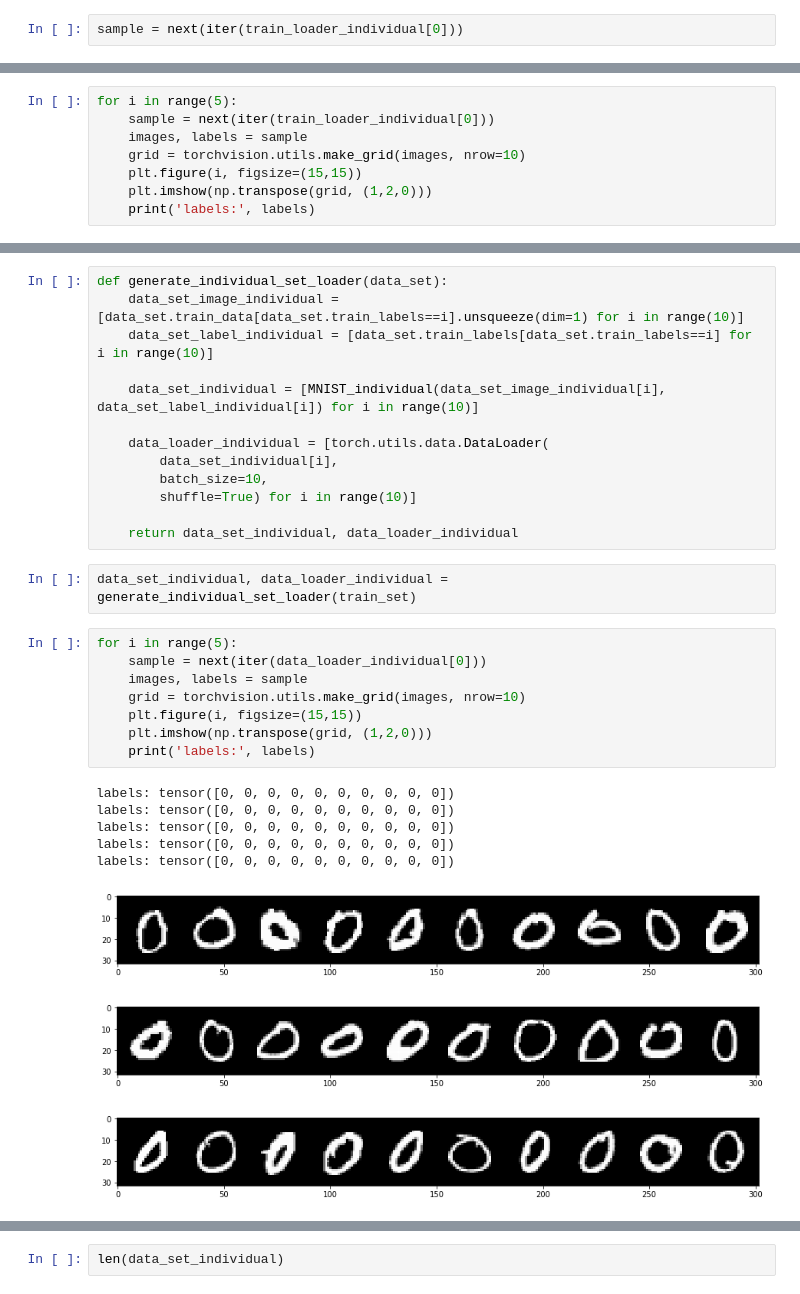
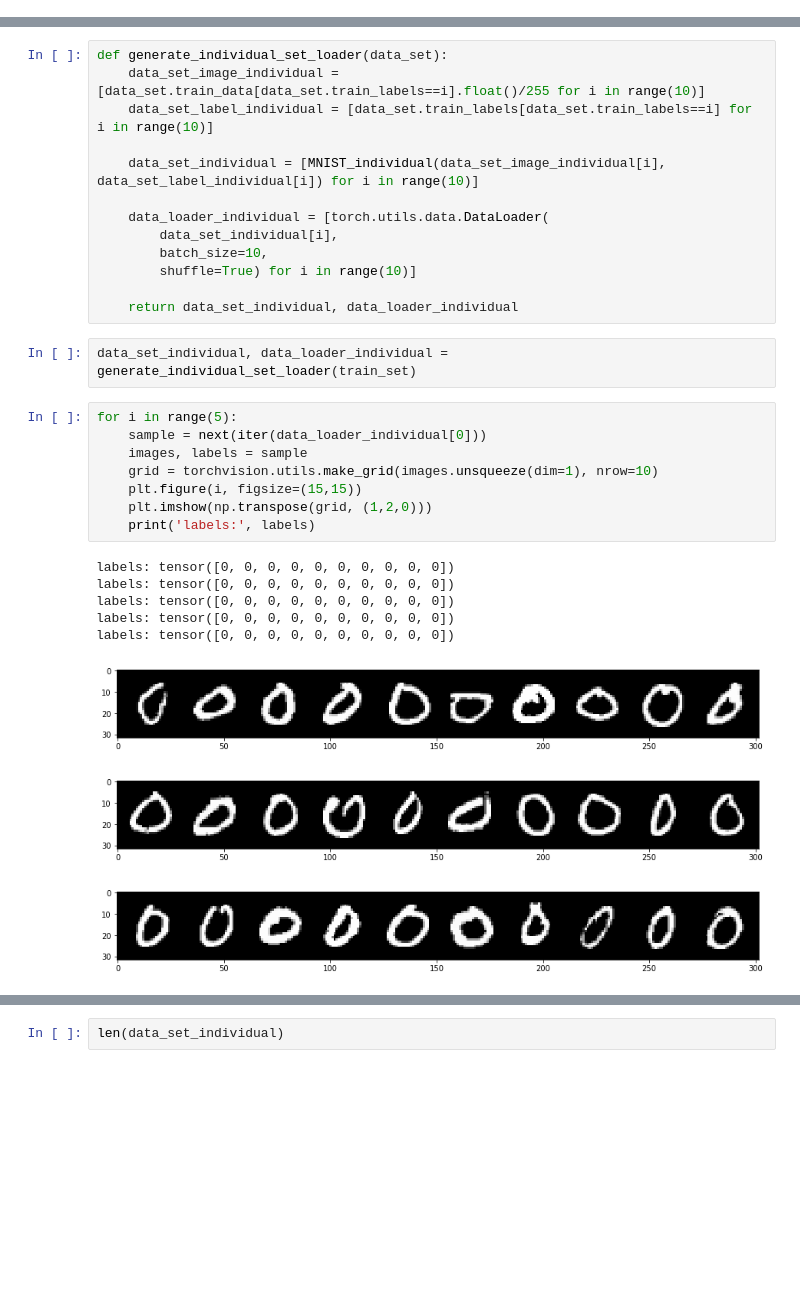
Before and after one commit to KunHanKH/Image-CLassification-Based-on-VAE, a Jupyter notebook: Create dataset and dataloader.ipynb, the cells around one changed output, grey strips where cells are left out. Saved outputs shown, nothing was run; the diff lists cells and outputs as text; blank space fills up the shorter version.

```diff
--- a/Create dataset and dataloader.ipynb
+++ b/Create dataset and dataloader.ipynb
@@ -58,2 +34,0 @@ train_loader_individual = [torch.utils.data.DataLoader(
-# %%
-sample = next(iter(train_loader_individual[0]))
@@ -70,8 +34,0 @@ torch.Size([10])
-# %%
-for i in range(5):
-    sample = next(iter(train_loader_individual[0]))
-    images, labels = sample
-    grid = torchvision.utils.make_grid(images, nrow=10)
-    plt.figure(i, figsize=(15,15))
-    plt.imshow(np.transpose(grid, (1,2,0)))
-    print('labels:', labels)
@@ -89,6 +35,6 @@ labels: tensor([0, 0, 0, 0, 0, 0, 0, 0, 0, 0])
 # %%
 def generate_individual_set_loader(data_set):
-    data_set_image_individual = [data_set.train_data[data_set.train_labels==i].unsqueeze(dim=1) for i in range(10)]
+    data_set_image_individual = [data_set.train_data[data_set.train_labels==i].float()/255 for i in range(10)]
     data_set_label_individual = [data_set.train_labels[data_set.train_labels==i] for i in range(10)]
 
     data_set_individual = [MNIST_individual(data_set_image_individual[i], data_set_label_individual[i]) for i in range(10)]
@@ -104,17 +50,17 @@ data_set_individual, data_loader_individual = generate_individual_set_loader(tra
 # %%
 for i in range(5):
     sample = next(iter(data_loader_individual[0]))
     images, labels = sample
-    grid = torchvision.utils.make_grid(images, nrow=10)
+    grid = torchvision.utils.make_grid(images.unsqueeze(dim=1), nrow=10)
     plt.figure(i, figsize=(15,15))
     plt.imshow(np.transpose(grid, (1,2,0)))
     print('labels:', labels)
 # %% [output]
 labels: tensor([0, 0, 0, 0, 0, 0, 0, 0, 0, 0])
 labels: tensor([0, 0, 0, 0, 0, 0, 0, 0, 0, 0])
 labels: tensor([0, 0, 0, 0, 0, 0, 0, 0, 0, 0])
 labels: tensor([0, 0, 0, 0, 0, 0, 0, 0, 0, 0])
 labels: tensor([0, 0, 0, 0, 0, 0, 0, 0, 0, 0])
-[figure, old version]
+[figure, new version]
-[figure, old version]
+[figure, new version]
-[figure, old version]
+[figure, new version]
```
Also changed, not shown: parts of 19 cells of this notebook, 8 other files.
